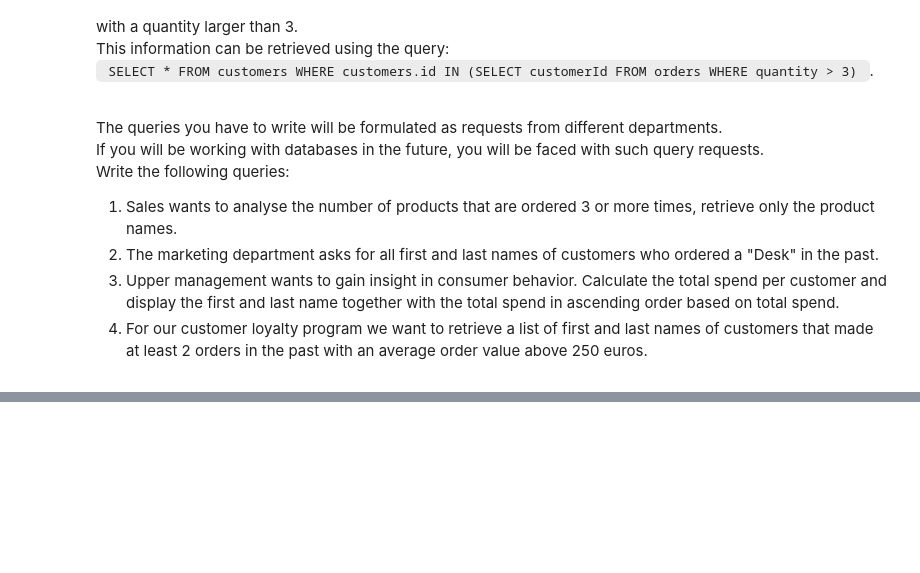
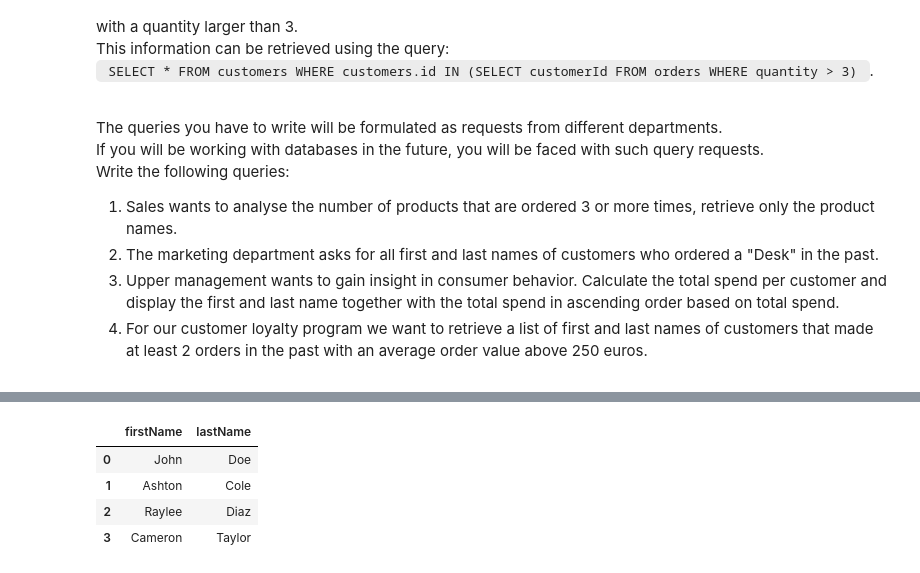
Before and after one commit to GPul88/Datacademy, a Jupyter notebook: Modules/M3_SQL/src/main.ipynb, the cells around one changed output, grey strips where cells are left out. Cells and saved outputs as stored; diff of their text form; code cells hidden in the pictures; blank space fills up the shorter version.

```diff
--- a/Modules/M3_SQL/src/main.ipynb
+++ b/Modules/M3_SQL/src/main.ipynb
@@ -333,16 +435,22 @@ db.execute_query(query=Q_E1, return_df=True, exercise="E1")
 # %%
 Q_E2 = """
     SELECT customers.firstName, customers.lastName
     FROM customers
     WHERE customers.id IN (
         SELECT orders.customerId
         FROM orders
         INNER JOIN products ON products.id = orders.productId
         WHERE products.name = 'Desk'
     );
     """
 
-db.execute_query(query=Q_E2, return_df=True, exercise="E2")
+db.execute_query(query=Q_E2, return_df=True, exercise="E1")
+# %% [output]
+|  | firstName | lastName |
+| 0 | John | Doe |
+| 1 | Ashton | Cole |
+| 2 | Raylee | Diaz |
+| 3 | Cameron | Taylor |
 # %%
 Q_E3 = """
     SELECT customers.firstName, customers.lastName, SUM(orders.quantity * products.price) AS totalSpend
```
Also changed, not shown: parts of 30 cells of this notebook, 11 other files.
